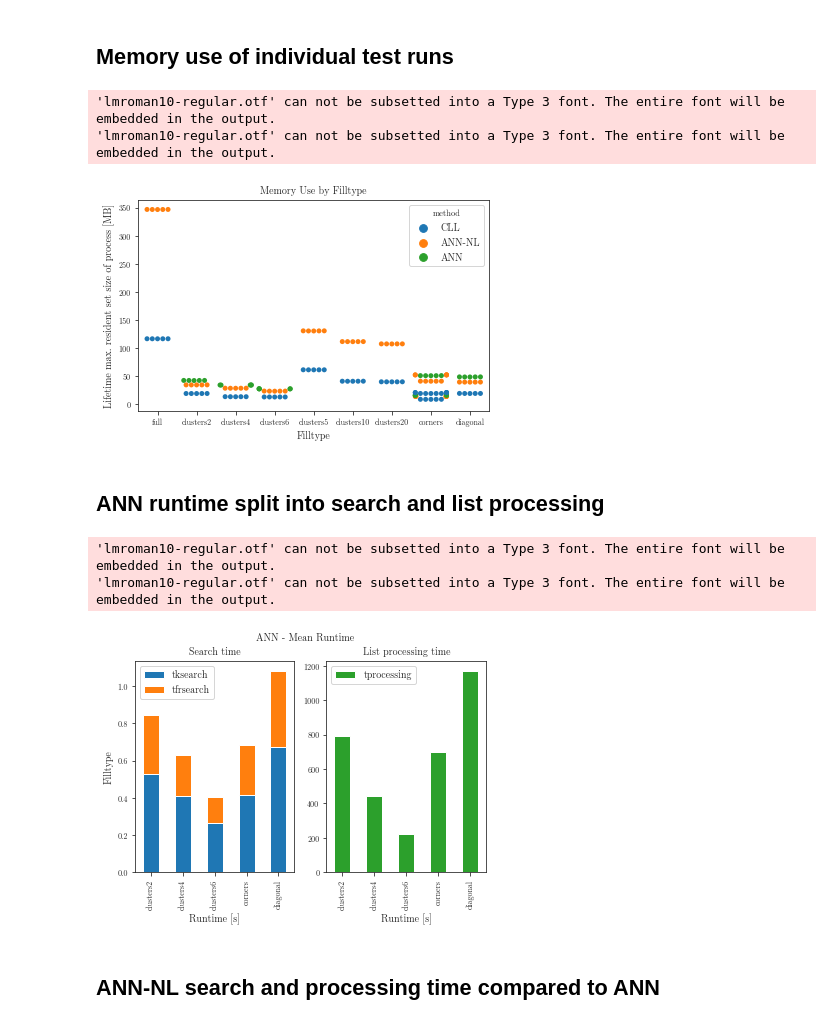
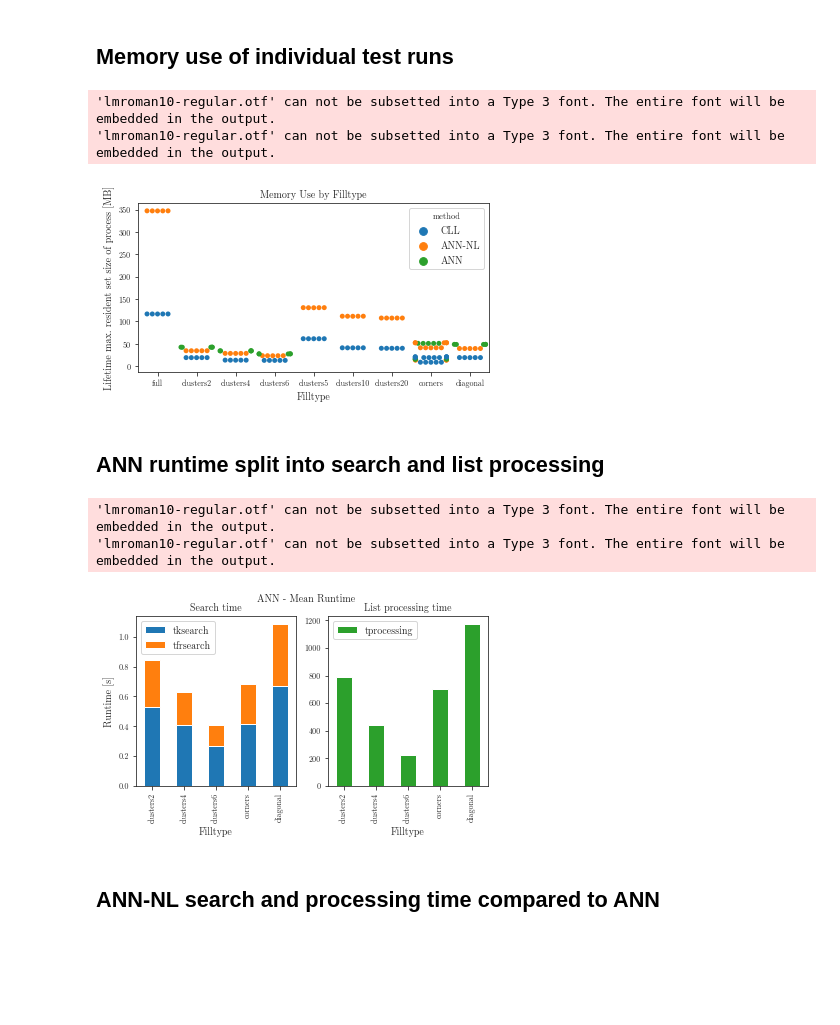
Before and after one commit to JensPfeifle/sph-nearest-neighbor, a Jupyter notebook: analysis/3-overview.ipynb, the cells around one changed output. Drawn from its saved outputs; the diff is of its cells as text; code cells hidden in the pictures; blank space fills up the shorter version.

Commit message:
adjust plots

```diff
--- a/analysis/3-overview.ipynb
+++ b/analysis/3-overview.ipynb
@@ -18,6 +18,7 @@ golden_mean = (np.sqrt(5)-1.0)/2.0         # Aesthetic ratio
 fig_width = fig_width_pt*inches_per_pt  # width in inches
 #fig_width = 9
 fig_height = fig_width*golden_mean      # height in inches
+fig_height = 0.8*fig_height
 fig_size =  [fig_width,fig_height]
 global_figsize = fig_size
 params = {'font.family':"Latin Modern Roman",
@@ -124,30 +125,30 @@ plt.show()
 # %% [output]
 'lmroman10-regular.otf' can not be subsetted into a Type 3 font. The entire font will be embedded in the output.
 'lmroman10-regular.otf' can not be subsetted into a Type 3 font. The entire font will be embedded in the output.
-[figure, old version]
+[figure, new version]
 # %% [markdown]
 ## ANN runtime split into search and list processing
 # %%
 fig, (ax1, ax2) = plt.subplots(1,2)
 df[df.method == 'ANN'].groupby('filltype').mean().plot(kind='bar',
                                y=['tksearch',
                                   'tfrsearch'],
                                stacked=True,
                                title='Search time',ax = ax1);
 df[df.method == 'ANN'].groupby('filltype').mean().plot(kind='bar',
                                y='tprocessing',
                                legend=True,
                                color=sns.color_palette()[2],
                                title='List processing time',ax = ax2);
-ax1.set(xlabel='Runtime [s]', ylabel='Filltype')
-ax2.set(xlabel='Runtime [s]', ylabel='')
+ax1.set(xlabel='Filltype', ylabel='Runtime [s]')
+ax2.set(xlabel='Filltype', ylabel='')
 plt.suptitle("ANN - Mean Runtime")
 savefig('ann_splitruntime')
 plt.show()
 # %% [output]
 'lmroman10-regular.otf' can not be subsetted into a Type 3 font. The entire font will be embedded in the output.
 'lmroman10-regular.otf' can not be subsetted into a Type 3 font. The entire font will be embedded in the output.
-[figure, old version]
+[figure, new version]
 # %% [markdown]
 ## ANN-NL search and processing time compared to ANN
 # %%
```
Also changed, not shown: parts of 12 cells of this notebook.
